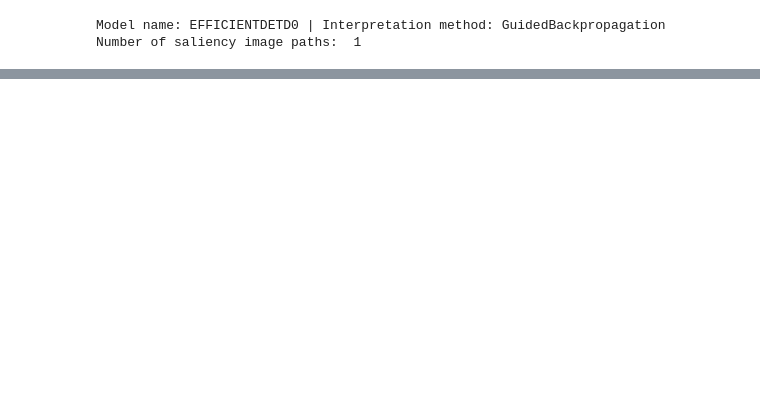
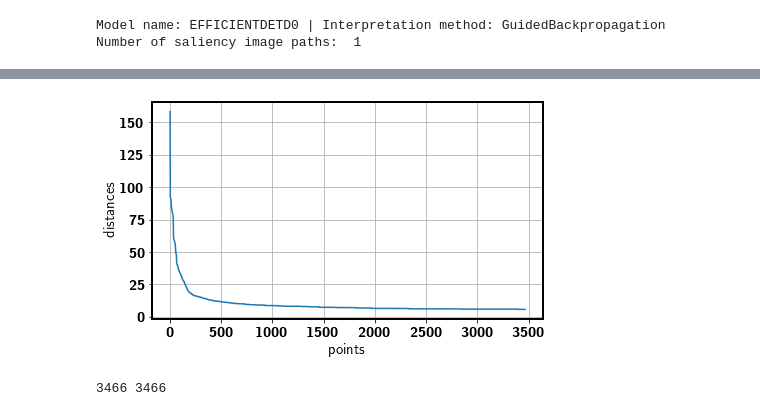
Before and after one commit to DeepanChakravarthiPadmanabhan/dext, a Jupyter notebook: dext/notebooks/visualizer-general.ipynb, the cells around one changed output, grey strips where cells are left out. Drawn from its saved outputs; the diff is of its cells as text; code cells hidden in the pictures; blank space fills up the shorter version.

```diff
--- a/dext/notebooks/visualizer-general.ipynb
+++ b/dext/notebooks/visualizer-general.ipynb
@@ -462,0 +464,28 @@ Estimated number of noise points: 148
+# %%
+mock = fasterrcnn_ex1_map_dict['class_maps'][0]
+gray = np.uint8(mock * 255)
+# 204 because taking 0.8 <
+(thresh, blackAndWhiteImage) = cv2.threshold(gray, 204, 255, cv2.THRESH_BINARY)
+blackAndWhiteImage = cv2.bitwise_not(blackAndWhiteImage)
+# convert black pixels to coordinates
+X = np.column_stack(np.where(blackAndWhiteImage == 0))
+
+import kneed
+from kneed import KneeLocator
+from sklearn.neighbors import NearestNeighbors
+minpoints = 100
+neighbors = minpoints - 1
+# Nearest neighbors
+nbrs = NearestNeighbors(n_neighbors=neighbors).fit(X)
+distances, indices = nbrs.kneighbors(X)
+distance_desc = sorted(distances[:,neighbors-1], reverse=True)
+fig, ax = plt.subplots(figsize=(7, 4))
+ax.plot(distance_desc)
+ax.set_ylabel('distances')
+ax.set_xlabel('points')
+ax.grid()
+plt.show()
+print(len(X), len(distance_desc))
+# %% [output]
+[figure, added]
+3466 3466
```
Also changed, not shown: parts of 6 cells of this notebook, 6 other files.
